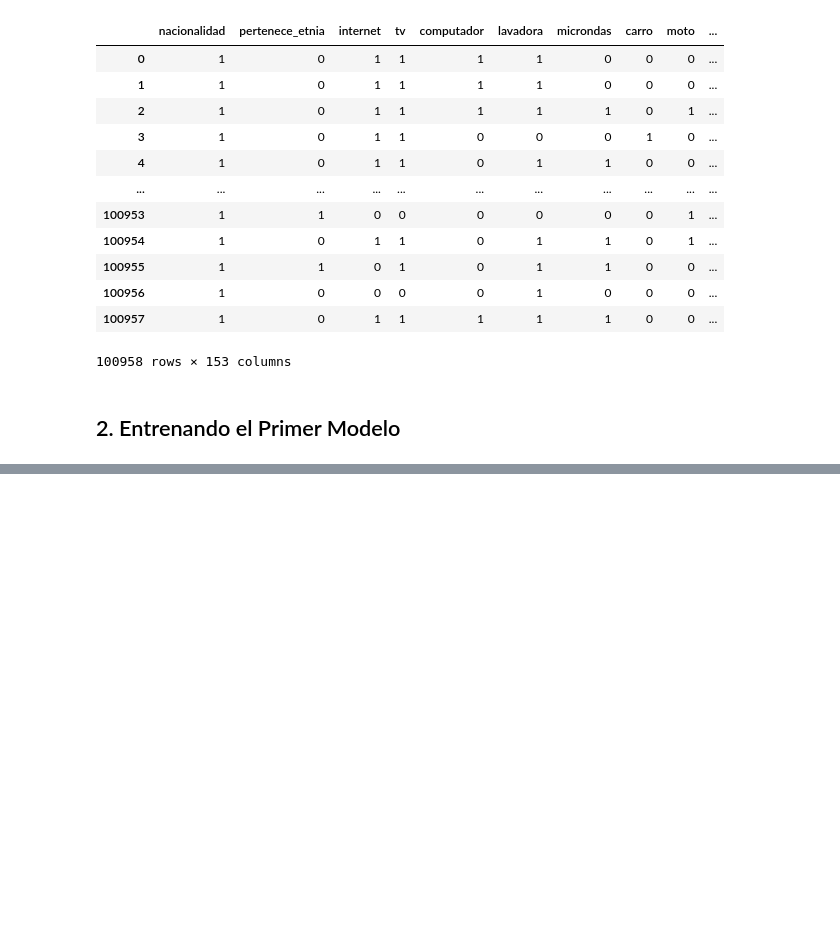
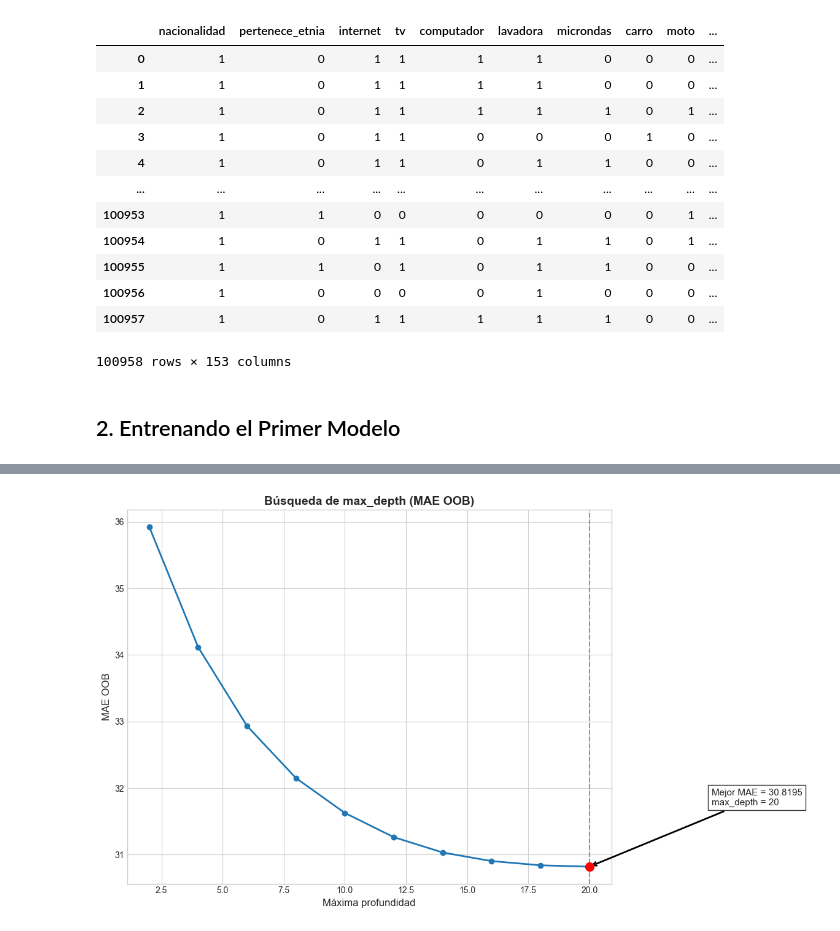
Before and after one commit to JorgeJordyJaimes/icfes-app, a Jupyter notebook: notebooks/5.modelo.ipynb, the cells around one changed output, grey strips where cells are left out. Cells and saved outputs as stored; diff of their text form; code cells hidden in the pictures; blank space fills up the shorter version.

```diff
--- a/notebooks/5.modelo.ipynb
+++ b/notebooks/5.modelo.ipynb
@@ -129,0 +266,72 @@ x_test
+# %%
+import numpy as np
+import matplotlib.pyplot as plt
+from sklearn.ensemble import RandomForestRegressor
+from sklearn.metrics import mean_absolute_error
+
+# ==============================
+# BÚSQUEDA DE max_depth
+# ==============================
+
+MAX_DEPTHS = np.arange(2, 21, 2)
+mae_scores = []
+
+# Fijar número de árboles
+N_ESTIMADORES = 200
+
+for max_depth in MAX_DEPTHS:
+    print(f"Entrenando con max_depth = {max_depth} ...")
+
+    bosque = RandomForestRegressor(
+        n_estimators=N_ESTIMADORES,
+        max_depth=max_depth,
+        random_state=42,
+        oob_score=True,
+        bootstrap=True,
+        n_jobs=-1
+    )
+
+    bosque.fit(x_train, y_train)
+
+    # Predicciones OOB
+    oob_pred = bosque.oob_prediction_
+
+    # MAE
+    mae = mean_absolute_error(y_train, oob_pred)
+    mae_scores.append(mae)
+
+# ==============================
+# GRAFICAR
+# ==============================
+
+plt.figure(figsize=(12, 7))
+plt.style.use("seaborn-v0_8-whitegrid")
+
+plt.plot(MAX_DEPTHS, mae_scores, marker="o", linewidth=2)
+plt.xlabel("Máxima profundidad", fontsize=12)
+plt.ylabel("MAE OOB", fontsize=12)
+plt.title("Búsqueda de max_depth (MAE OOB)", fontsize=14, weight="bold")
+
+# Punto óptimo (menor MAE)
+mejor_mae = min(mae_scores)
+mejor_depth = MAX_DEPTHS[np.argmin(mae_scores)]
+
+# Línea vertical
+plt.axvline(mejor_depth, color="gray", linestyle="--", alpha=0.8)
+
+# Punto resaltado
+plt.scatter(mejor_depth, mejor_mae, color="red", s=100, zorder=5)
+
+# Flecha + texto
+plt.annotate(
+    f"Mejor MAE = {mejor_mae:.4f}\nmax_depth = {mejor_depth}",
+    xy=(mejor_depth, mejor_mae),
+    xytext=(mejor_depth + 5, mejor_mae + (0.03 * mejor_mae)),
+    arrowprops=dict(arrowstyle="->", color="black", lw=2),
+    fontsize=11,
+    bbox=dict(facecolor="white", edgecolor="black", alpha=0.8)
+)
+
+plt.tight_layout()
+plt.show()
+# %% [output]
@@ -129,0 +348 @@ x_test
+[figure, added]
```
Also changed, not shown: parts of 29 cells of this notebook.
